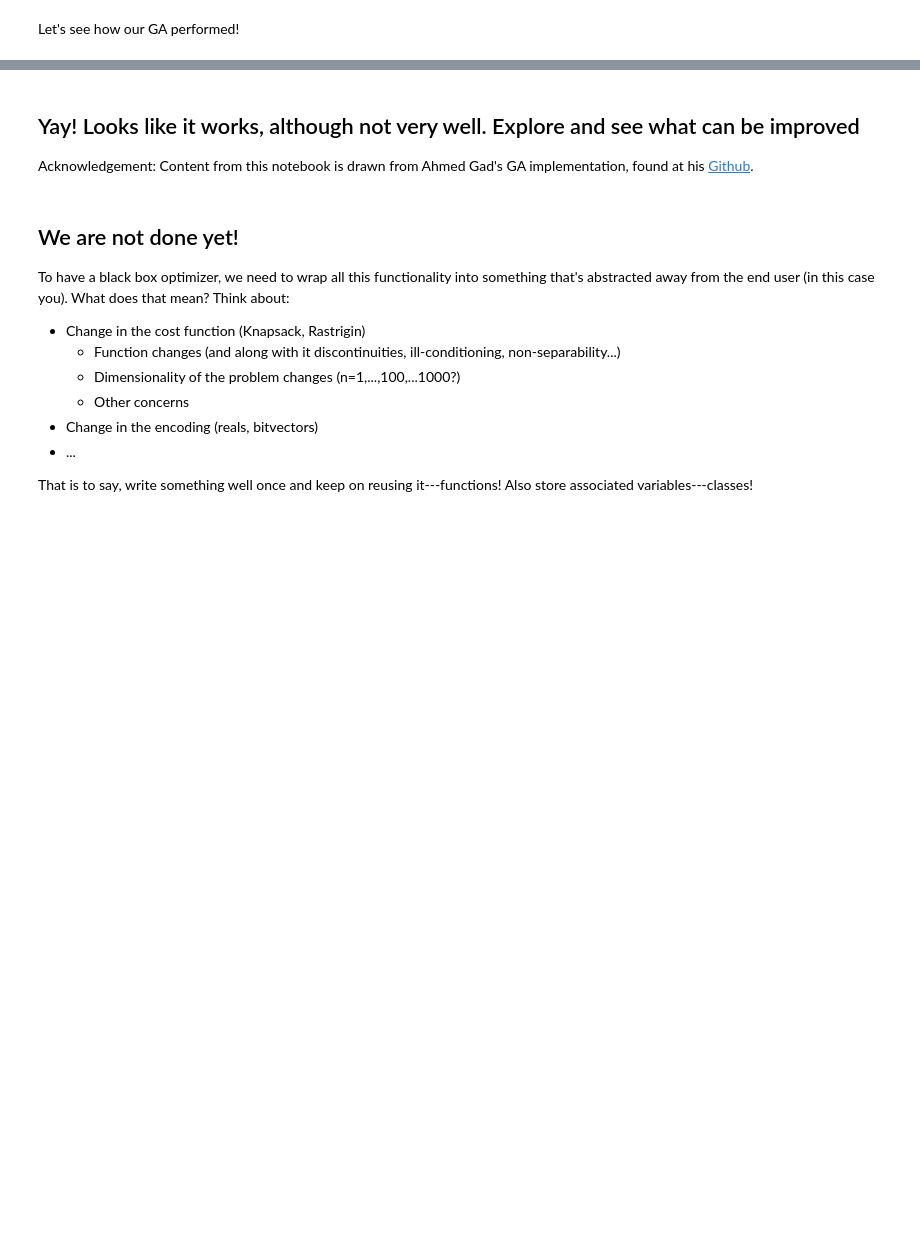
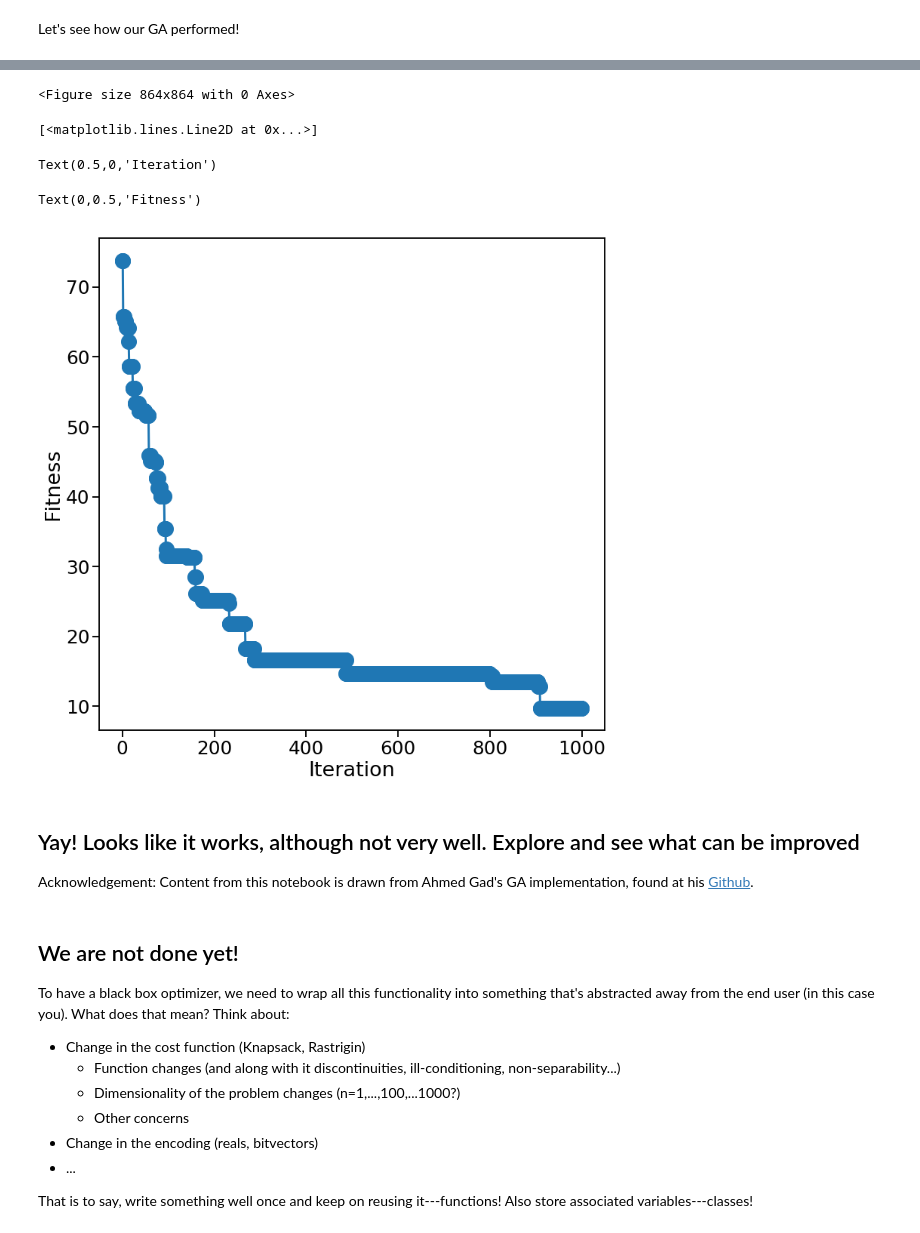
Before and after one commit to tp5uiuc/soft_systems_course, a Jupyter notebook: lectures/02_scicomp/code/genetic_algorithm.ipynb, the cells around one changed output, grey strips where cells are left out. Saved outputs shown, nothing was run; the diff lists cells and outputs as text; code cells hidden in the pictures; blank space fills up the shorter version.

```diff
--- a/lectures/02_scicomp/code/genetic_algorithm.ipynb
+++ b/lectures/02_scicomp/code/genetic_algorithm.ipynb
@@ -501,3 +617,16 @@ plt.show()
+# %%
+%matplotlib inline
+plt.figure(figsize=(12,12))
+plt.plot(120-np.array(best_outputs),'-o', lw=3, ms=20, label='from scratch')
+plt.xlabel("Iteration")
+plt.ylabel("Fitness")
+plt.show()
+# %% [output]
+<Figure size 864x864 with 0 Axes>
+[<matplotlib.lines.Line2D at 0x...>]
+Text(0.5,0,'Iteration')
+Text(0,0.5,'Fitness')
+[figure, added]
 # %% [markdown]
 ## Yay! Looks like it works, although not very well. Explore and see what can be improved
 
```
Also changed, not shown: parts of 15 cells of this notebook, 4 other files.
